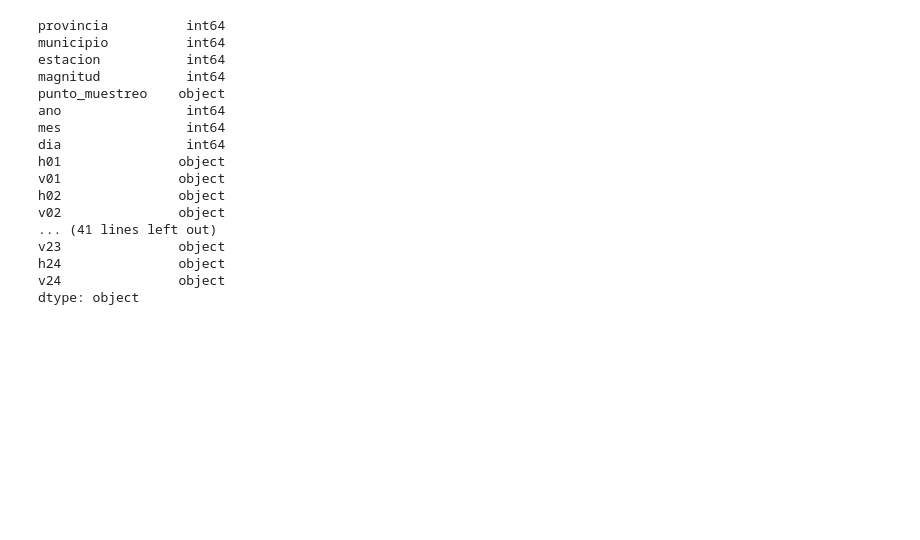
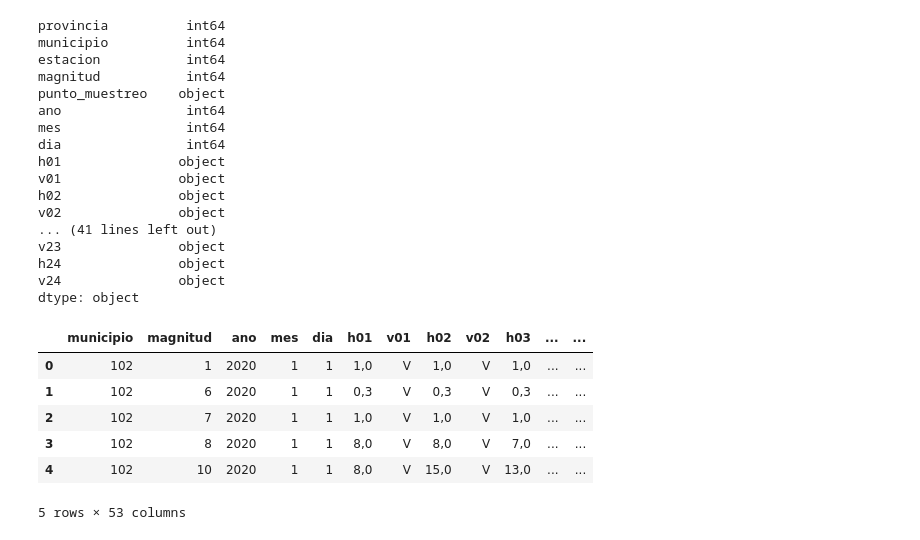
Before and after one commit to Yakondra/Final-project-air-quality, a Jupyter notebook: src/Air_quality.ipynb, the cells around one changed output. Saved outputs shown, nothing was run; the diff lists cells and outputs as text; code cells hidden in the pictures; blank space fills up the shorter version.

```diff
--- a/src/Air_quality.ipynb
+++ b/src/Air_quality.ipynb
@@ -39,4 +63,15 @@ v23               object
 h24               object
 v24               object
 dtype: object
+# %%
+pollution_2020.drop(["provincia", "estacion", "punto_muestreo"], axis=1, inplace=True)
+pollution_2020.head()
+# %% [output]
+|  | municipio | magnitud | ano | mes | dia | h01 | v01 | h02 | v02 | h03 | ... | ... |
+| 0 | 102 | 1 | 2020 | 1 | 1 | 1,0 | V | 1,0 | V | 1,0 | ... | ... |
+| 1 | 102 | 6 | 2020 | 1 | 1 | 0,3 | V | 0,3 | V | 0,3 | ... | ... |
+| 2 | 102 | 7 | 2020 | 1 | 1 | 1,0 | V | 1,0 | V | 1,0 | ... | ... |
+| 3 | 102 | 8 | 2020 | 1 | 1 | 8,0 | V | 8,0 | V | 7,0 | ... | ... |
+| 4 | 102 | 10 | 2020 | 1 | 1 | 8,0 | V | 15,0 | V | 13,0 | ... | ... |
+5 rows × 53 columns
 # %%
```
Also changed, not shown: parts of 10 cells of this notebook.
